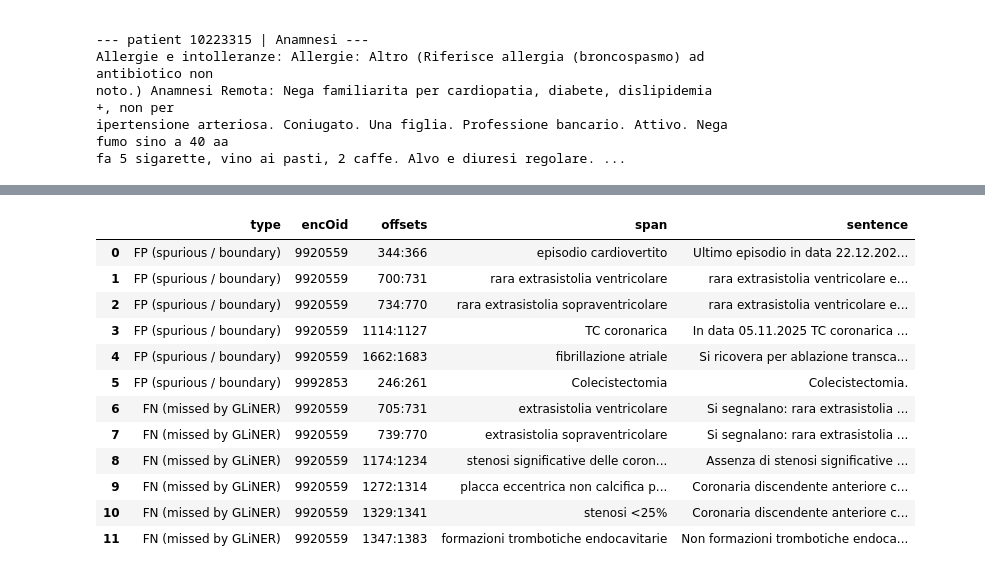
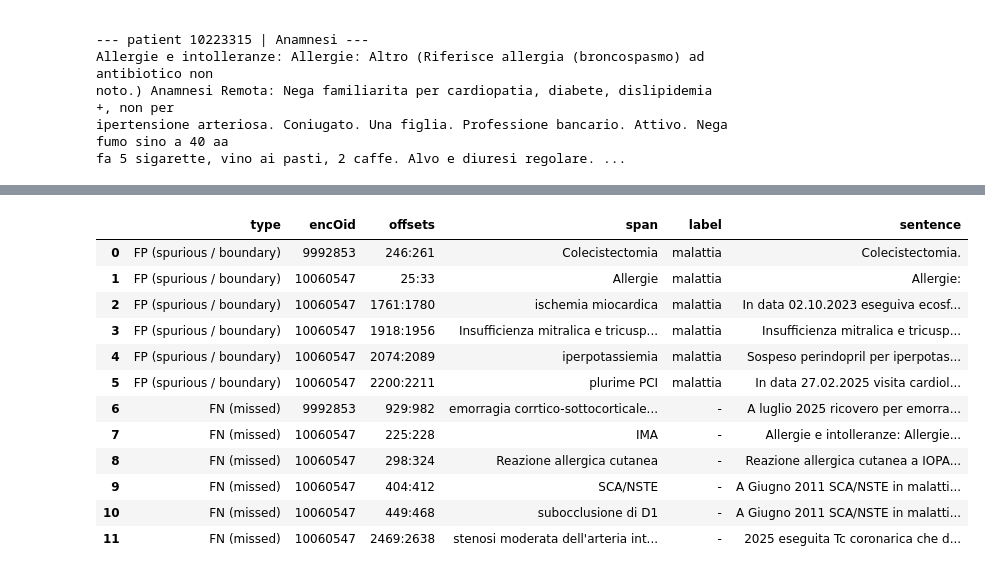
Before and after one commit to ilegul/nlp4dh, a Jupyter notebook: notebooks/clinical_nlp_pipeline.ipynb, the cells around one changed output, grey strips where cells are left out. Drawn from its saved outputs; the diff is of its cells as text; code cells hidden in the pictures.

Commit message:
Add UMLS entity linking

```diff
--- a/notebooks/clinical_nlp_pipeline.ipynb
+++ b/notebooks/clinical_nlp_pipeline.ipynb
@@ -2437,16 +5003,0 @@ by stage - drugs → conditions → alerts - as the single most complete end-to-
-# %%
-# One row per demo patient: extraction -> linking -> symbolic reasoning, end to end
-# Drug count uses the current regimen (graph_drugs = active + PRN), the same subset as alerts and the KG.
-demo_rows = []
-for role, oid in DEMO_PATIENTS.items():
-    pa = alerts_df[alerts_df.encOid == oid]
-    demo_rows.append({
-        "role": role, "encOid": oid,
-        "unique active ingredients": graph_drugs[graph_drugs.encOid == oid].drug_key.nunique(),
-        "unique condition strings":  conditions_linked[conditions_linked.encOid == oid].condition.nunique(),
-        "DDI alerts":        int((pa.alert_type == "drug_drug_interaction").sum()),
-        "ATC-4 coRx alerts": int((pa.alert_type == "same_atc4_coprescription").sum()),
-        "contraindications": int((pa.alert_type == "drug_disease_contraindication").sum()),
-    })
-demo_summary = pd.DataFrame(demo_rows).set_index("role")
-demo_summary
@@ -2961,28 +5581,33 @@ gliner_ner
 # %%
-# Error analysis: representative exact-span false positives and false negatives
-_fp = sorted(_pred_set - _gold_keys)[:6]
-_fn = sorted(_gold_keys - _pred_set)[:6]
-def _fp_row(k):
-    r = ner_pred[(ner_pred.encOid == k[0]) & (ner_pred.start == k[2]) & (ner_pred.end == k[3])].iloc[0]
-    return {"type": "FP (spurious / boundary)", "encOid": k[0], "offsets": f"{k[2]}:{k[3]}",
-            "span": r.text, "sentence": r.sentence[:55]}
-def _fn_row(k):
-    r = gold_ctx[(gold_ctx.encOid == k[0]) & (gold_ctx.start == k[2]) & (gold_ctx.end == k[3])].iloc[0]
-    return {"type": "FN (missed by GLiNER)", "encOid": k[0], "offsets": f"{k[2]}:{k[3]}",
-            "span": r.condition, "sentence": str(r.sentence)[:55]}
-pd.DataFrame([_fp_row(k) for k in _fp] + [_fn_row(k) for k in _fn])
+# Error analysis: representative exact-span FPs and FNs
+gold_keys = {(int(r.encOid), int(r.start), int(r.end)) for r in gold_ctx.itertuples()}
+pred_keys = {(int(r.encOid), int(r.start), int(r.end)) for r in ner_pred.itertuples()}
+false_positive_keys = sorted(pred_keys - gold_keys)[:6]
+false_negative_keys = sorted(gold_keys - pred_keys)[:6]
+
+def fp_row(k):
+    r = ner_pred[(ner_pred.encOid == k[0]) & (ner_pred.start == k[1]) & (ner_pred.end == k[2])].iloc[0]
+    return {"type": "FP (spurious / boundary)", "encOid": k[0], "offsets": f"{k[1]}:{k[2]}",
+            "span": r.text, "label": r.label, "sentence": str(r.sentence)[:55]}
+
+def fn_row(k):
+    r = gold_ctx[(gold_ctx.encOid == k[0]) & (gold_ctx.start == k[1]) & (gold_ctx.end == k[2])].iloc[0]
+    return {"type": "FN (missed)", "encOid": k[0], "offsets": f"{k[1]}:{k[2]}",
+            "span": r.condition, "label": "-", "sentence": str(r.sentence)[:55]}
+
+pd.DataFrame([fp_row(k) for k in false_positive_keys] + [fn_row(k) for k in false_negative_keys])
 # %% [output]
-|  | type | encOid | offsets | span | sentence |
-| 0 | FP (spurious / boundary) | 9920559 | 344:366 | episodio cardiovertito | Ultimo episodio in data 22.12.202... |
-| 1 | FP (spurious / boundary) | 9920559 | 700:731 | rara extrasistolia ventricolare | rara extrasistolia ventricolare e... |
-| 2 | FP (spurious / boundary) | 9920559 | 734:770 | rara extrasistolia sopraventricolare | rara extrasistolia ventricolare e... |
-| 3 | FP (spurious / boundary) | 9920559 | 1114:1127 | TC coronarica | In data 05.11.2025 TC coronarica ... |
-| 4 | FP (spurious / boundary) | 9920559 | 1662:1683 | fibrillazione atriale | Si ricovera per ablazione transca... |
-| 5 | FP (spurious / boundary) | 9992853 | 246:261 | Colecistectomia | Colecistectomia. |
-| 6 | FN (missed by GLiNER) | 9920559 | 705:731 | extrasistolia ventricolare | Si segnalano: rara extrasistolia ... |
-| 7 | FN (missed by GLiNER) | 9920559 | 739:770 | extrasistolia sopraventricolare | Si segnalano: rara extrasistolia ... |
-| 8 | FN (missed by GLiNER) | 9920559 | 1174:1234 | stenosi significative delle coron... | Assenza di stenosi significative ... |
-| 9 | FN (missed by GLiNER) | 9920559 | 1272:1314 | placca eccentrica non calcifica p... | Coronaria discendente anteriore c... |
-| 10 | FN (missed by GLiNER) | 9920559 | 1329:1341 | stenosi <25% | Coronaria discendente anteriore c... |
-| 11 | FN (missed by GLiNER) | 9920559 | 1347:1383 | formazioni trombotiche endocavitarie | Non formazioni trombotiche endoca... |
+|  | type | encOid | offsets | span | label | sentence |
+| 0 | FP (spurious / boundary) | 9992853 | 246:261 | Colecistectomia | malattia | Colecistectomia. |
+| 1 | FP (spurious / boundary) | 10060547 | 25:33 | Allergie | malattia | Allergie: |
+| 2 | FP (spurious / boundary) | 10060547 | 1761:1780 | ischemia miocardica | malattia | In data 02.10.2023 eseguiva ecosf... |
+| 3 | FP (spurious / boundary) | 10060547 | 1918:1956 | Insufficienza mitralica e tricusp... | malattia | Insufficienza mitralica e tricusp... |
+| 4 | FP (spurious / boundary) | 10060547 | 2074:2089 | iperpotassiemia | malattia | Sospeso perindopril per iperpotas... |
+| 5 | FP (spurious / boundary) | 10060547 | 2200:2211 | plurime PCI | malattia | In data 27.02.2025 visita cardiol... |
+| 6 | FN (missed) | 9992853 | 929:982 | emorragia corrtico-sottocorticale... | - | A luglio 2025 ricovero per emorra... |
+| 7 | FN (missed) | 10060547 | 225:228 | IMA | - | Allergie e intolleranze: Allergie... |
+| 8 | FN (missed) | 10060547 | 298:324 | Reazione allergica cutanea | - | Reazione allergica cutanea a IOPA... |
+| 9 | FN (missed) | 10060547 | 404:412 | SCA/NSTE | - | A Giugno 2011 SCA/NSTE in malatti... |
+| 10 | FN (missed) | 10060547 | 449:468 | subocclusione di D1 | - | A Giugno 2011 SCA/NSTE in malatti... |
+| 11 | FN (missed) | 10060547 | 2469:2638 | stenosi moderata dell'arteria int... | - | 2025 eseguita Tc coronarica che d... |
 # %% [markdown]
```
Also changed, not shown: parts of 283 cells of this notebook, 45 other files.
